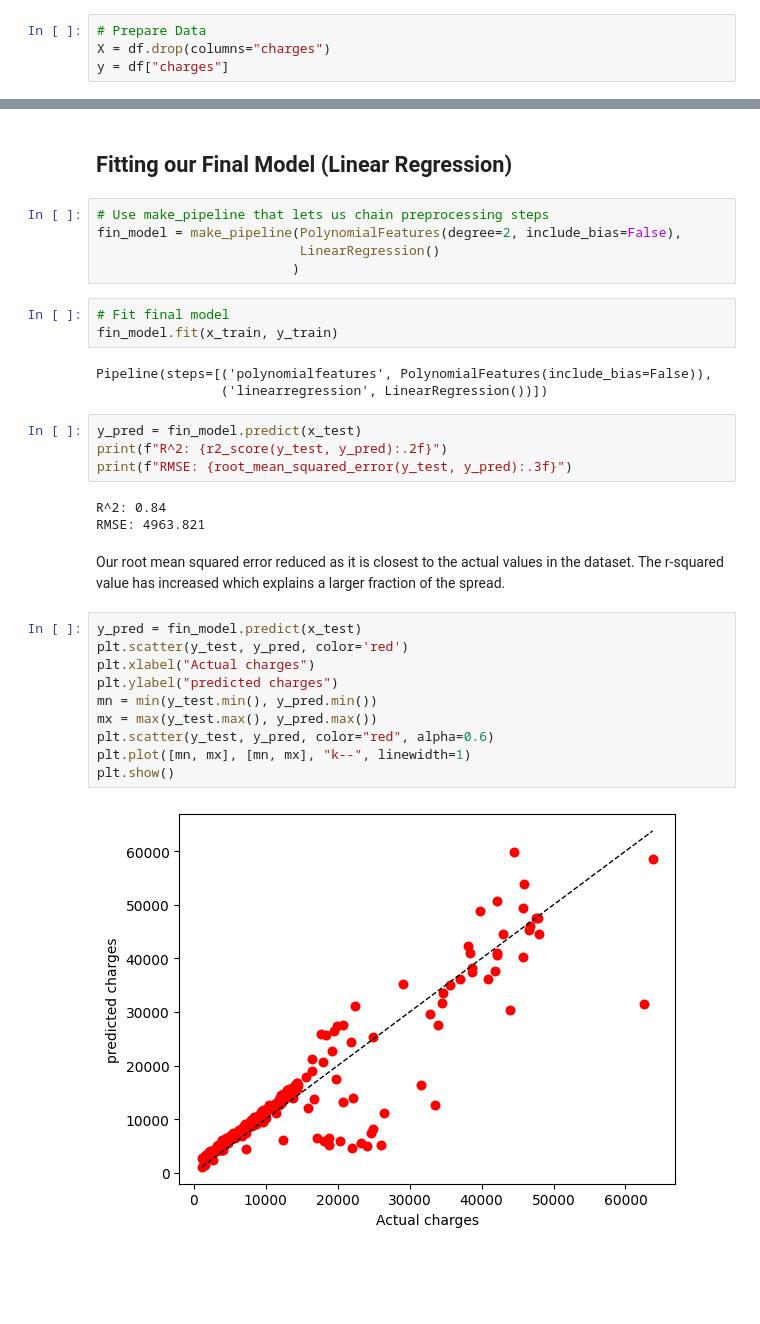
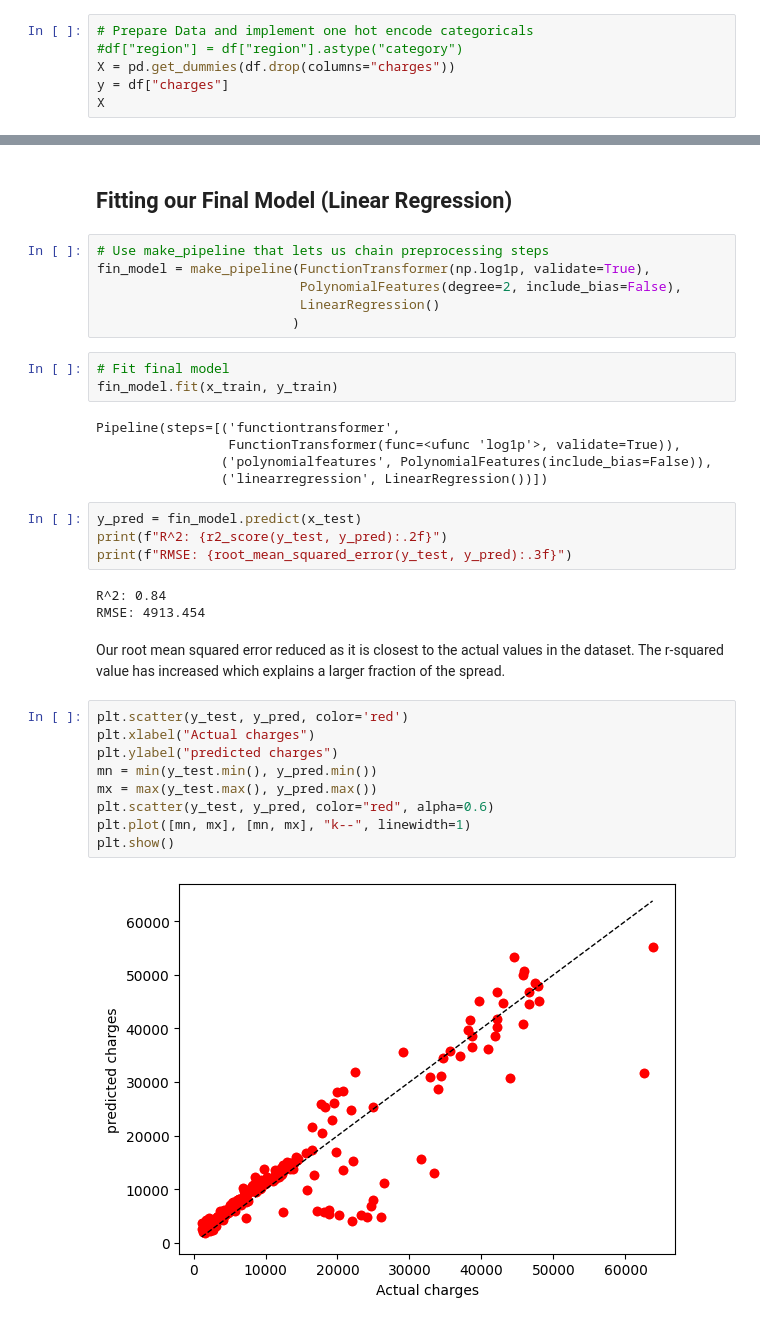
Before and after one commit to AngelX62/ml_Medical_Cost, a Jupyter notebook: medical_cost_pred.ipynb, the cells around one changed output, grey strips where cells are left out. Saved outputs shown, nothing was run; the diff lists cells and outputs as text; blank space fills up the shorter version.

Commit message:
Transform data

```diff
--- a/medical_cost_pred.ipynb
+++ b/medical_cost_pred.ipynb
@@ -91,6 +92,8 @@ There is a high correlation between smoking status and charges, demonstrating th
 # %% [markdown]
 # Linear Regression to predict Insurance Cost
 # %%
-# Prepare Data
-X = df.drop(columns="charges")
+# Prepare Data and implement one hot encode categoricals
+#df["region"] = df["region"].astype("category")
+X = pd.get_dummies(df.drop(columns="charges"))
 y = df["charges"]
+X
@@ -199,14 +231,17 @@ The degree 2 model offers a strong balance between model simplicity and predicti
 ## Fitting our Final Model (Linear Regression)
 # %%
 # Use make_pipeline that lets us chain preprocessing steps
-fin_model = make_pipeline(PolynomialFeatures(degree=2, include_bias=False),
+fin_model = make_pipeline(FunctionTransformer(np.log1p, validate=True),
+                          PolynomialFeatures(degree=2, include_bias=False),
                           LinearRegression()
                          )
 # %%
 # Fit final model
 fin_model.fit(x_train, y_train)
 # %% [output]
-Pipeline(steps=[('polynomialfeatures', PolynomialFeatures(include_bias=False)),
+Pipeline(steps=[('functiontransformer',
+                 FunctionTransformer(func=<ufunc 'log1p'>, validate=True)),
+                ('polynomialfeatures', PolynomialFeatures(include_bias=False)),
                 ('linearregression', LinearRegression())])
 # %%
 y_pred = fin_model.predict(x_test)
@@ -214,19 +249,18 @@ print(f"R^2: {r2_score(y_test, y_pred):.2f}")
 print(f"RMSE: {root_mean_squared_error(y_test, y_pred):.3f}")
 # %% [output]
 R^2: 0.84
-RMSE: 4963.821
+RMSE: 4913.454
 # %% [markdown]
 Our root mean squared error reduced as it is closest to the actual values in the dataset.
 The r-squared value has increased which explains a larger fraction of the spread.
 # %%
-y_pred = fin_model.predict(x_test)
 plt.scatter(y_test, y_pred, color='red')
 plt.xlabel("Actual charges")
 plt.ylabel("predicted charges")
 mn = min(y_test.min(), y_pred.min())
 mx = max(y_test.max(), y_pred.max())
 plt.scatter(y_test, y_pred, color="red", alpha=0.6)
 plt.plot([mn, mx], [mn, mx], "k--", linewidth=1)
 plt.show()
 # %% [output]
-[figure, old version]
+[figure, new version]
```
Also changed, not shown: parts of 7 cells of this notebook.
